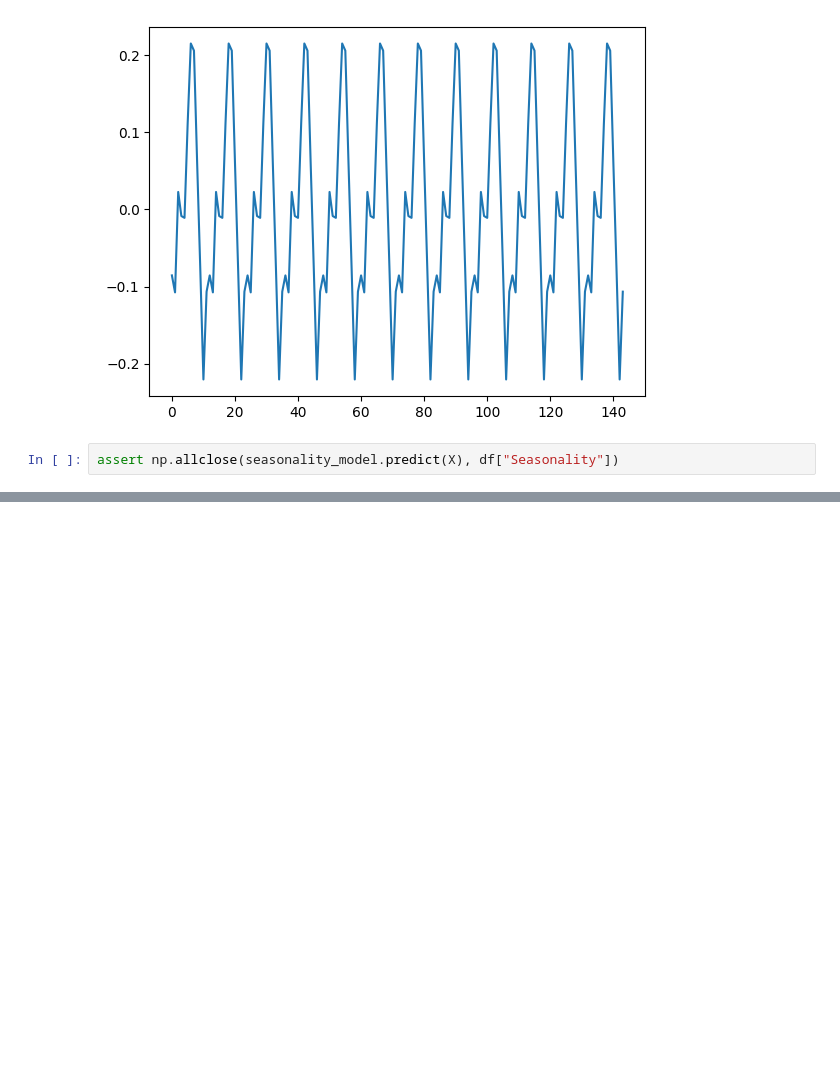
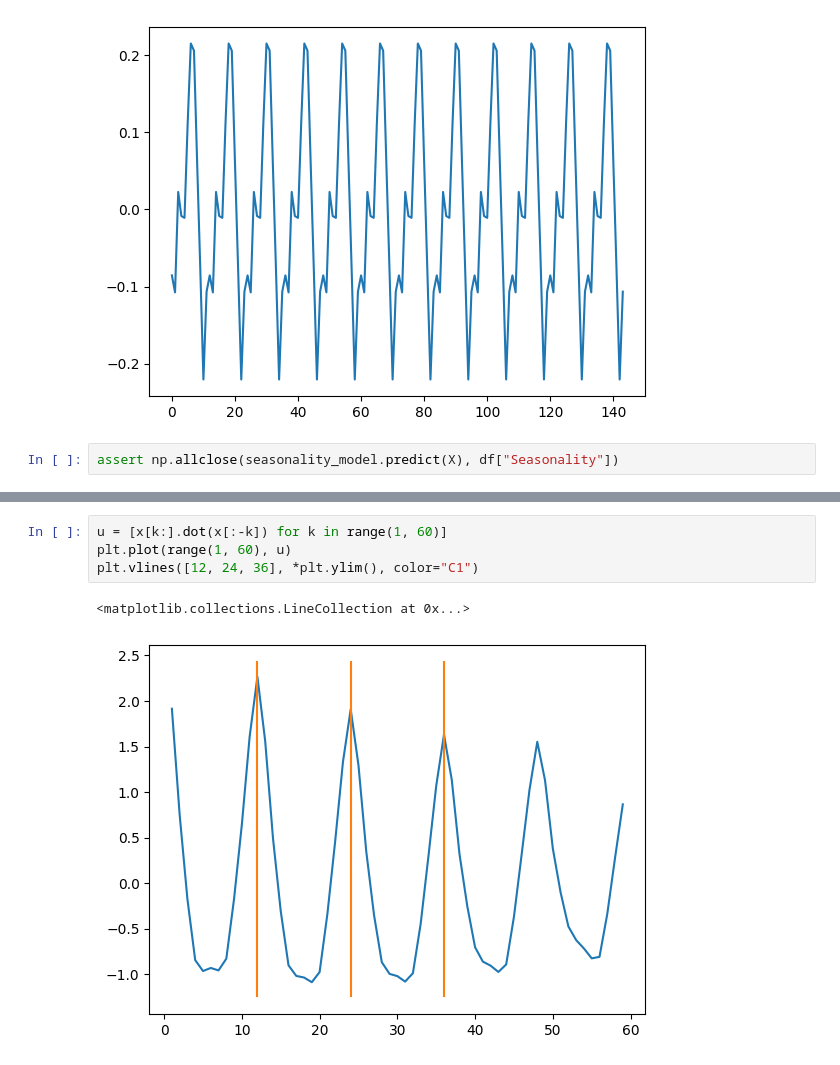
Before and after one commit to venkateshsoundar/DATA607W2025, a Jupyter notebook: lecture09.ipynb, the cells around one changed output, grey strips where cells are left out. Drawn from its saved outputs; the diff is of its cells as text; blank space fills up the shorter version.

```diff
--- a/lecture09.ipynb
+++ b/lecture09.ipynb
@@ -88,0 +119,7 @@ assert np.allclose(seasonality_model.predict(X), df["Seasonality"])
+# %%
+u = [x[k:].dot(x[:-k]) for k in range(1, 60)]
+plt.plot(range(1, 60), u)
+plt.vlines([12, 24, 36], *plt.ylim(), color="C1")
+# %% [output]
+<matplotlib.collections.LineCollection at 0x...>
+[figure, added]
```
Also changed, not shown: parts of 18 cells of this notebook, 4 other files.
